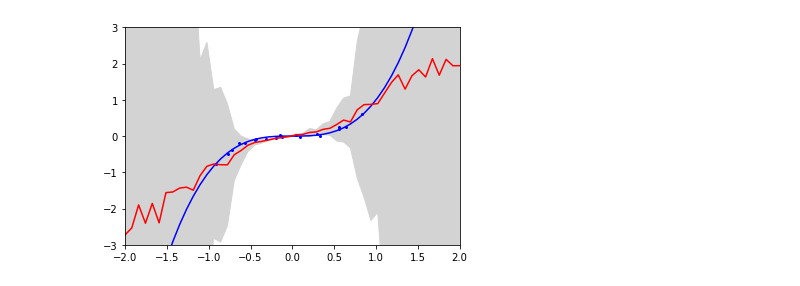
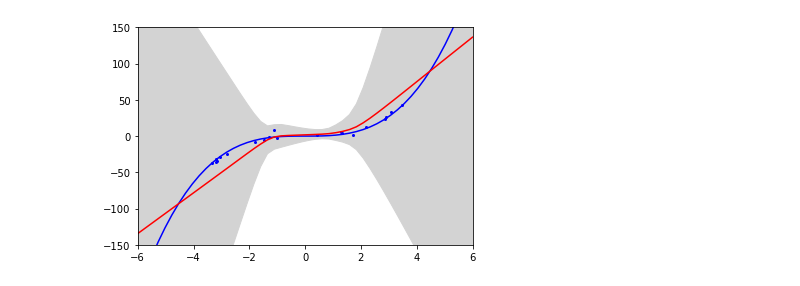
Before and after one commit to Feuermagier/VariationalBayesianDL, a Jupyter notebook: ToyRegression.ipynb, the cells around one changed output. Saved outputs shown, nothing was run; the diff lists cells and outputs as text; code cells hidden in the pictures.

```diff
--- a/ToyRegression.ipynb
+++ b/ToyRegression.ipynb
@@ -17,29 +21,36 @@ device = torch.device("cpu")
 import matplotlib.pyplot as plt
 
 def plot(eval):
-    plt.xlim(-2, 2)
-    plt.ylim(-3, 3)
-    t = np.linspace(-2, 2, 50)
+    plt.xlim(-6, 6)
+    plt.ylim(-150, 150)
+    t = np.linspace(-6, 6, 50)
 
-    plt.plot(t, t**3, color="blue") # Actual function
+    plt.plot(t, trainset.eval_value(t), color="blue") # Actual function
 
-    means, deviations = np.zeros(len(t)), np.zeros(len(t))
+    means, variances = np.zeros(len(t)), np.zeros(len(t))
     with torch.no_grad():
-        for i, input in enumerate(t):
-            mean, variance = eval(torch.tensor([[input]], dtype=torch.float))
-            means[i], deviations[i] = mean.numpy(), variance.numpy()
-    higher_bound = means + 3 * deviations
-    lower_bound = means - 3 * deviations
+        means, variances = eval(torch.unsqueeze(torch.tensor(t * trainset.x_norm, dtype=torch.float), -1))
+        #for i, input in enumerate(t):
+         #   mean, variance = eval(torch.tensor([[input]], dtype=torch.float))
+          #  means[i], deviations[i] = mean.numpy(), np.sqrt(variance.numpy())
+    means = torch.squeeze(means, -1) / trainset.y_norm
+    variances = torch.squeeze(variances, -1) / trainset.y_norm**2
+
+    higher_bound = means + 3 * torch.sqrt(variances)
+    lower_bound = means - 3 * torch.sqrt(variances)
     plt.plot(t, means, color="red") # Averaged predictions
     plt.fill_between(t, lower_bound, higher_bound, color="lightgrey")
+    print(f"RMSE {torch.sqrt(F.mse_loss(means, torch.from_numpy(t**3)))}")
 
-    xs, ys = zip(*((x.numpy(), y.numpy()) for (x, y) in trainloader))
+    xs, ys = zip(*((x.numpy() / trainset.x_norm, y.numpy() / trainset.y_norm) for (x, y) in trainloader))
     plt.scatter(xs, ys, s=4, color="blue")
 # %%
 # Point estimator with L2 regularization
 
+torch.manual_seed(42)
+
 model = nn.Sequential(nn.Linear(1, 100), nn.ReLU(), nn.Linear(100, 1))
-optimizer = torch.optim.Adam(model.parameters(), lr=1e-3, weight_decay=0.001)
+optimizer = torch.optim.Adam(model.parameters(), lr=0.1, weight_decay=0.001)
 for epoch in range(40):
     for data, target in trainloader:
         optimizer.zero_grad()
@@ -62,13 +74,14 @@ Final loss 0.01589973457157612
 # SWAG trained with Adam and L2 regularization (lr is currently not adjusted for SWAG)
 
 from training import swag
-import importlib
 importlib.reload(swag)
 
+torch.manual_seed(42)
+
 model = nn.Sequential(nn.Linear(1, 100), nn.ReLU(), nn.Linear(100, 1))
-optimizer = torch.optim.Adam(model.parameters(), lr=1e-3, weight_decay=0.001) # Without weight_decay the covariance matrix is not positive definit???
-wrapper = swag.SWAGWrapper(model, 5, 10)
-for epoch in range(100):
+optimizer = torch.optim.Adam(model.parameters(), lr=0.1, weight_decay=0.001) # Without weight_decay the covariance matrix is not positive definit???
+wrapper = swag.SWAGWrapper(model, 1, 10)
+for epoch in range(40):
     for data, target in trainloader:
         optimizer.zero_grad()
         output = model(data)
@@ -99,4 +107,4 @@ Final loss 0.006346880923956633
-[figure, old version]
+[figure, new version]
 # %%
 # Ensemble of point estimators with L2 regularization
 
```
Also changed, not shown: parts of 6 cells of this notebook, 3 other files.
